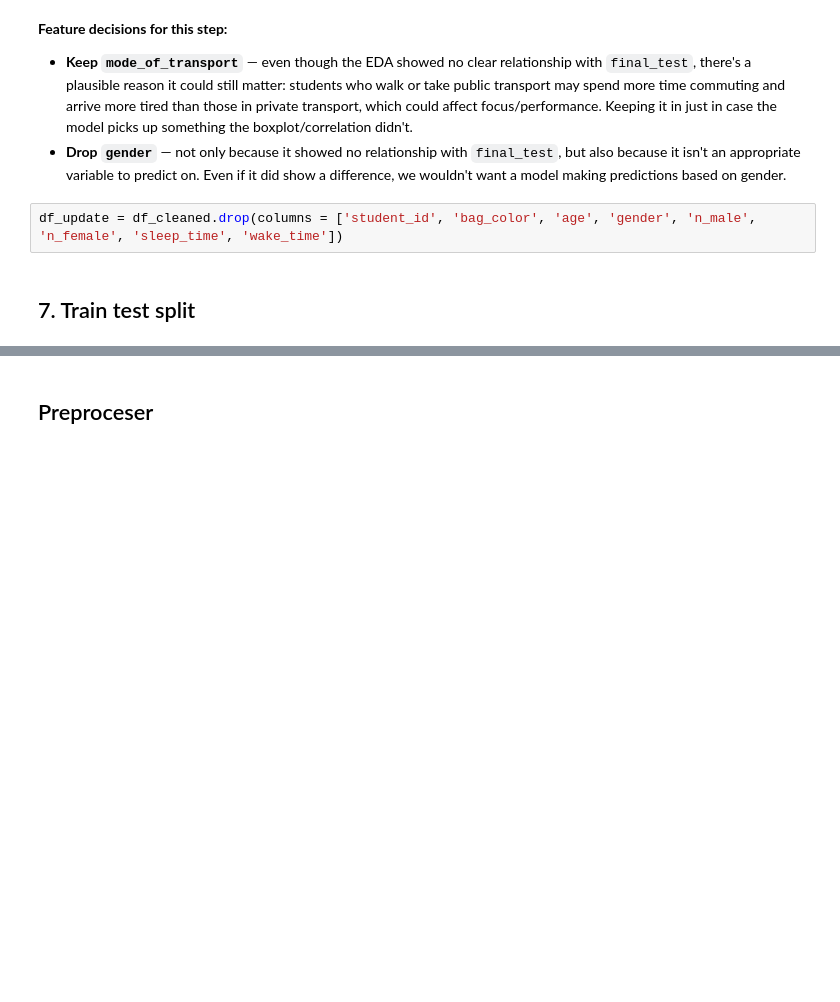
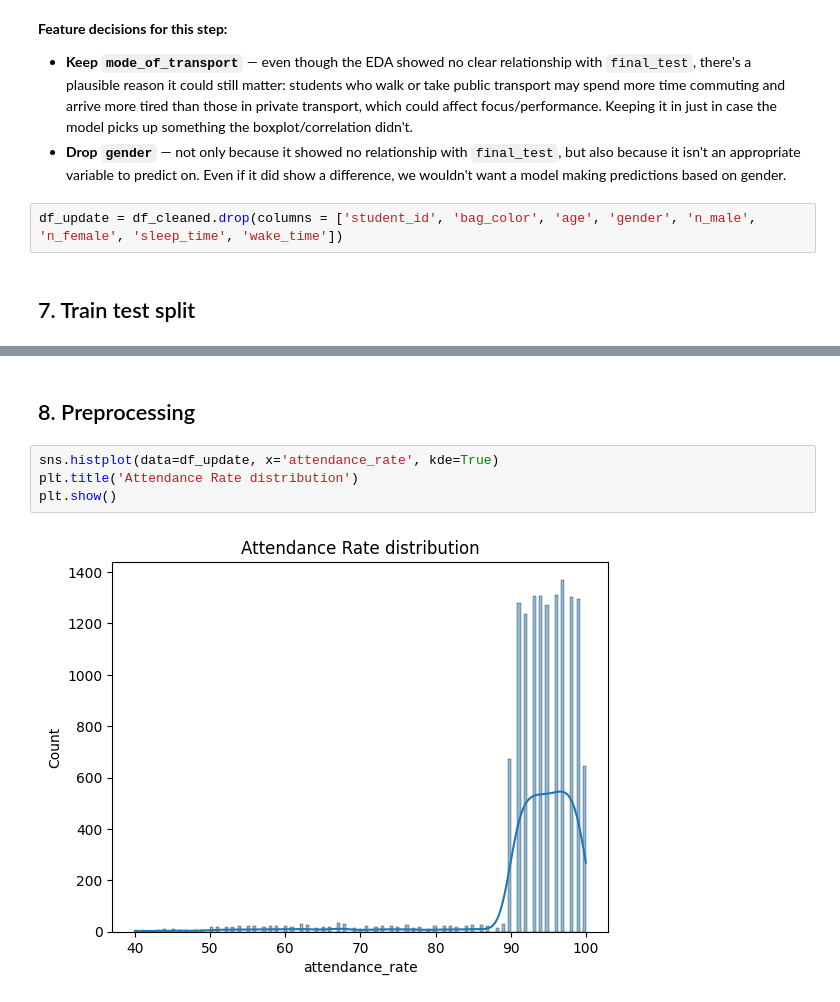
Before and after one commit to EdwardCKB/daily-ds, a Jupyter notebook: ml/clean-code/aiap-student-score-prediction.ipynb, the cells around one changed output, grey strips where cells are left out. Drawn from its saved outputs; the diff is of its cells as text; blank space fills up the shorter version.

```diff
--- a/ml/clean-code/aiap-student-score-prediction.ipynb
+++ b/ml/clean-code/aiap-student-score-prediction.ipynb
@@ -390,2 +388,8 @@ print(X_test.shape)
 # %% [markdown]
-## Preproceser
+## 8. Preprocessing
+# %%
+sns.histplot(data=df_update, x='attendance_rate', kde=True)
+plt.title('Attendance Rate distribution')
+plt.show()
+# %% [output]
+[figure, added]
```
Also changed, not shown: parts of 16 cells of this notebook.
